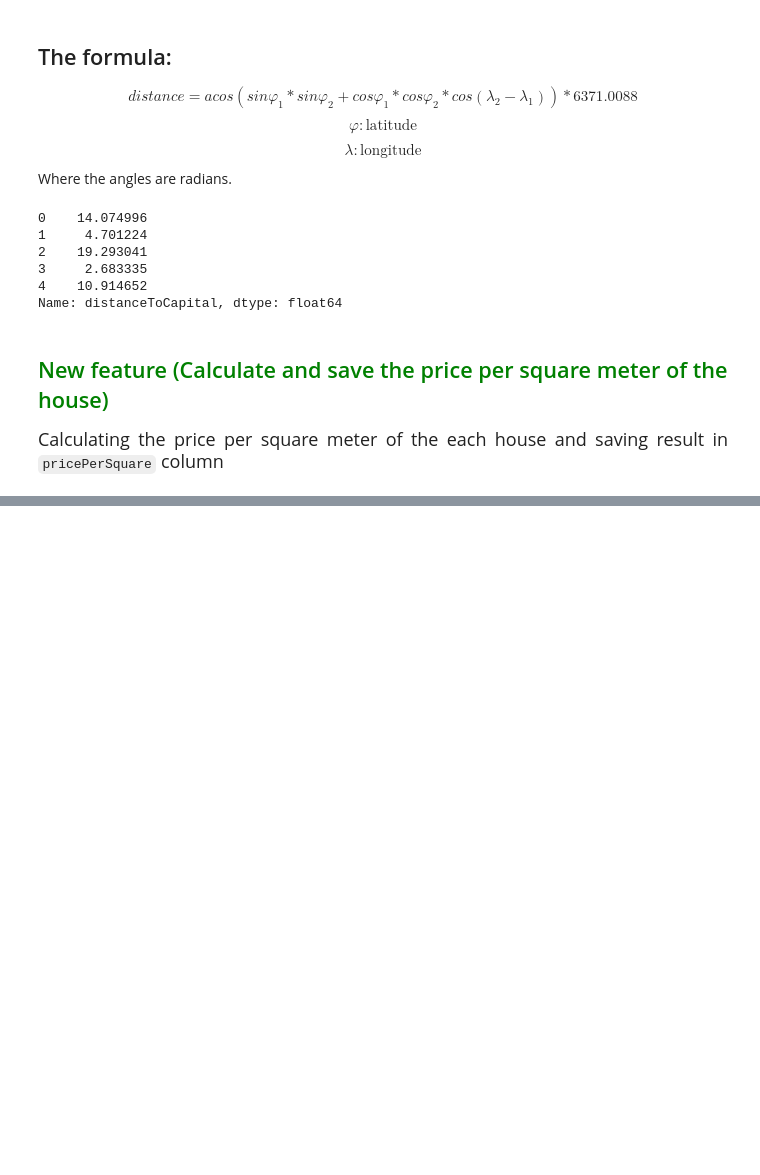
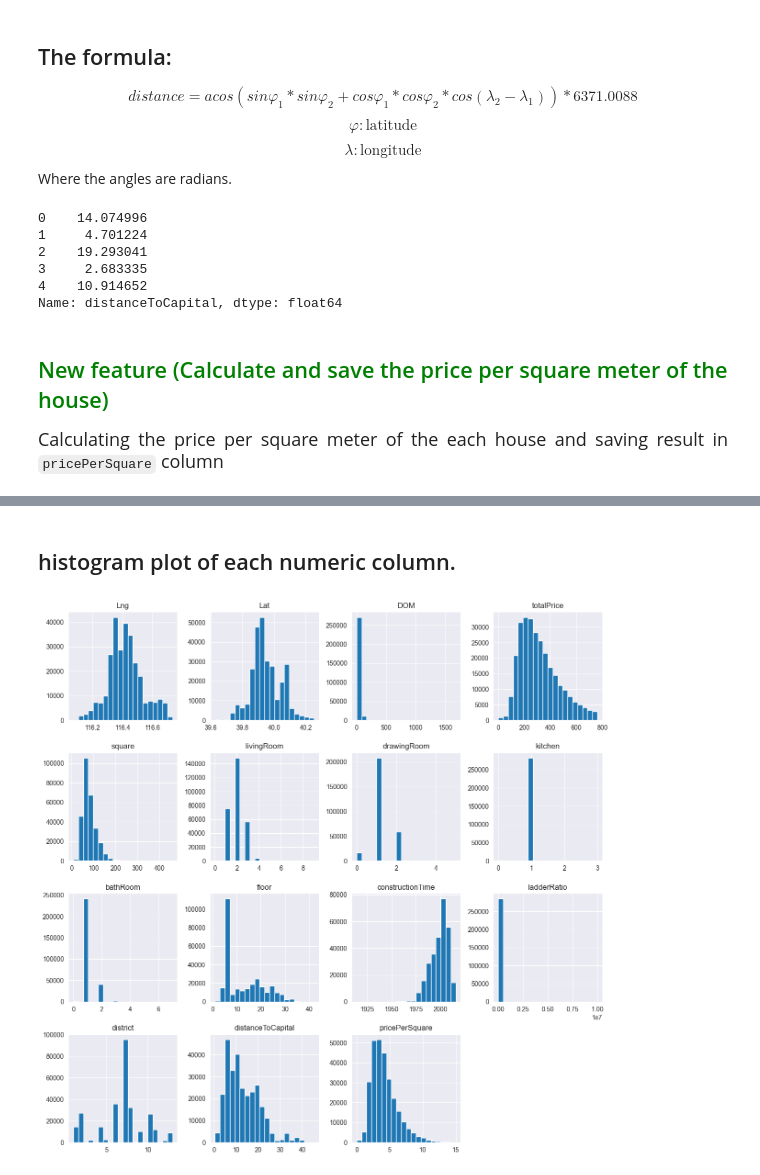
Before and after one commit to Estaheri7/Beijing-Housing-Analysis, a Jupyter notebook: src/housing_analysis.ipynb, the cells around one changed output, grey strips where cells are left out. Saved outputs shown, nothing was run; the diff lists cells and outputs as text; code cells hidden in the pictures; blank space fills up the shorter version.

Commit message:
histogram plot of each numeric column

```diff
--- a/src/housing_analysis.ipynb
+++ b/src/housing_analysis.ipynb
@@ -451,3 +452,17 @@ housing_PPS.head()
 | 2 | 116.438010 | 40.076114 | 2016-09-30 | 965.0 | 297.5 | 134.00 | 3 | 1 | 1 | 1 | ... |
 | 3 | 116.428392 | 39.886229 | 2016-08-28 | 927.0 | 392.0 | 81.00 | 2 | 1 | 1 | 1 | ... |
 | 4 | 116.466280 | 39.991363 | 2016-07-22 | 861.0 | 275.6 | 53.00 | 1 | 0 | 1 | 1 | ... |
+# %% [markdown]
+## histogram plot of each numeric column.
+# %%
+# Suppress the specified warning type for better display.
+warnings.filterwarnings("ignore", message="To output multiple subplots, the figure containing the passed axes is being cleared.")
+
+fig, ax = plt.subplots()
+fig.set_size_inches(15, 15)
+housing_PPS.hist(ax = ax, bins = 20)
+
+# Reset the warning filters to their default state
+warnings.resetwarnings()
+# %% [output]
+[figure, added]
```
Also changed, not shown: parts of 1 cell of this notebook.
